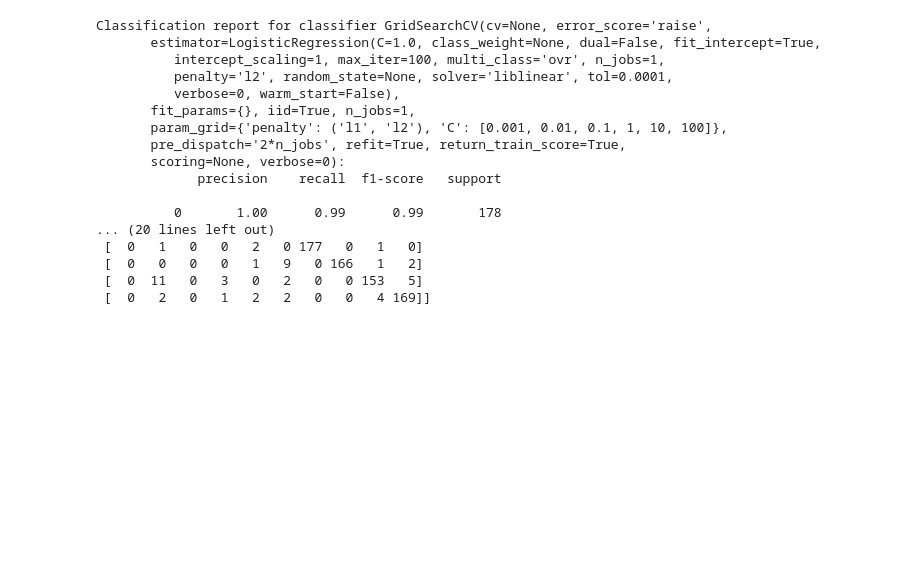
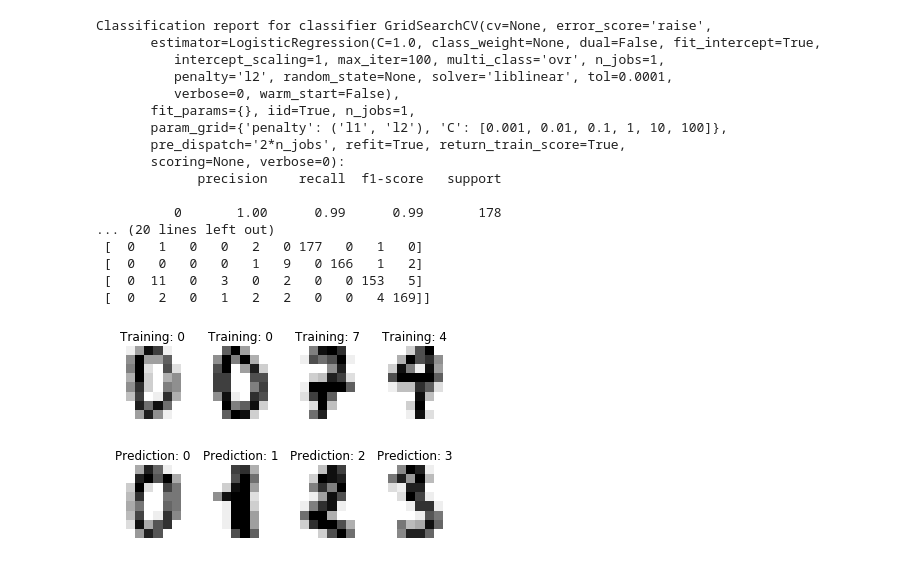
Before and after one commit to olya-chuchuk/handwritten_digits_recognition, a Jupyter notebook: Recognition2.ipynb, the cells around one changed output. Drawn from its saved outputs; the diff is of its cells as text; code cells hidden in the pictures; blank space fills up the shorter version.

Commit message:
Add visualization of samples

```diff
--- a/Recognition2.ipynb
+++ b/Recognition2.ipynb
@@ -175,3 +175,25 @@ Classification report for classifier GridSearchCV(cv=None, error_score='raise',
  [  0   0   0   0   1   9   0 166   1   2]
  [  0  11   0   3   0   2   0   0 153   5]
  [  0   2   0   1   2   2   0   0   4 169]]
+# %%
+from matplotlib import pyplot as plt
+first_train_img = train_img[:4].reshape((4, 8, 8))
+first_train_lbl = train_lbl[:4]
+images_and_labels = list(zip(first_train_img, first_train_lbl))
+for index, (image, label) in enumerate(images_and_labels):
+    plt.subplot(2, 4, index + 1)
+    plt.axis('off')
+    plt.imshow(image, cmap=plt.cm.gray_r, interpolation='nearest')
+    plt.title('Training: %i' % label)
+
+first_test_img = test_img[:4].reshape((4, 8, 8))
+first_test_lbl = test_lbl[:4]
+images_and_predictions = list(zip(first_test_img, first_test_lbl))
+for index, (image, prediction) in enumerate(images_and_predictions):
+    plt.subplot(2, 4, index + 5)
+    plt.axis('off')
+    plt.imshow(image, cmap=plt.cm.gray_r, interpolation='nearest')
+    plt.title('Prediction: %i' % prediction)
+plt.show()
+# %% [output]
+[figure, added]
```
